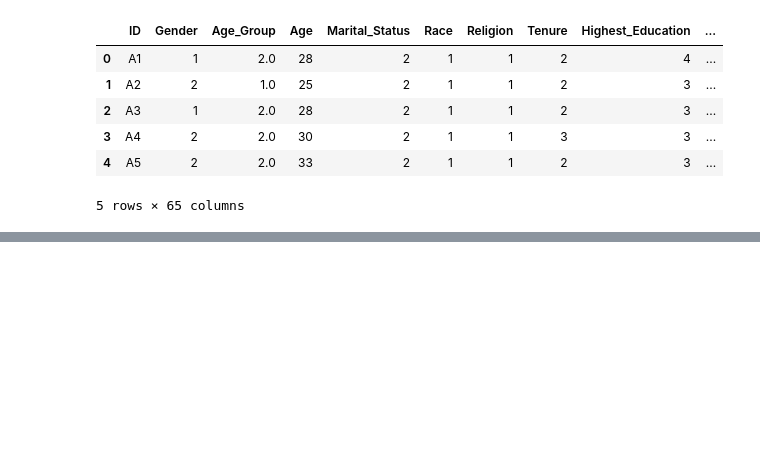
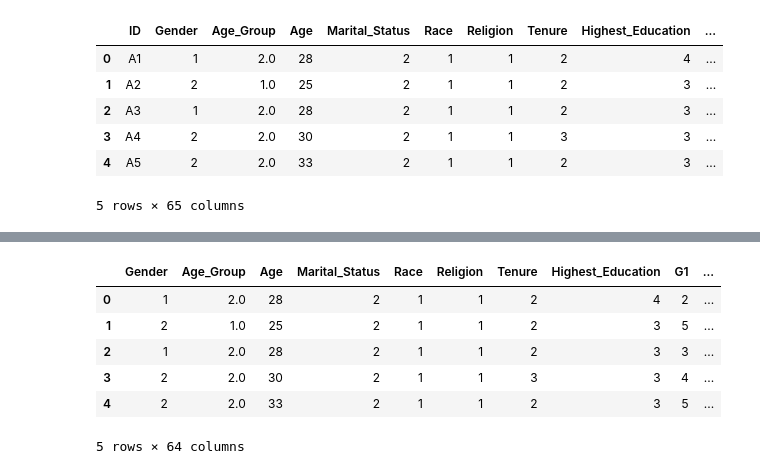
Before and after one commit to CmdrSam/Presenteeism, a Jupyter notebook: Data Visualisation.ipynb, the cells around one changed output, grey strips where cells are left out. Saved outputs shown, nothing was run; the diff lists cells and outputs as text; code cells hidden in the pictures; blank space fills up the shorter version.

```diff
--- a/Data Visualisation.ipynb
+++ b/Data Visualisation.ipynb
@@ -51,0 +77,11 @@ sns.heatmap(corr, mask=mask, cmap=cmap, vmax=.3, center=0,square=True, linewidth
+# %%
+clean = data.drop("ID",axis=1)
+clean.head()
+# %% [output]
+|  | Gender | Age_Group | Age | Marital_Status | Race | Religion | Tenure | Highest_Education | G1 | ... |
+| 0 | 1 | 2.0 | 28 | 2 | 1 | 1 | 2 | 4 | 2 | ... |
+| 1 | 2 | 1.0 | 25 | 2 | 1 | 1 | 2 | 3 | 5 | ... |
+| 2 | 1 | 2.0 | 28 | 2 | 1 | 1 | 2 | 3 | 3 | ... |
+| 3 | 2 | 2.0 | 30 | 2 | 1 | 1 | 3 | 3 | 4 | ... |
+| 4 | 2 | 2.0 | 33 | 2 | 1 | 1 | 2 | 3 | 5 | ... |
+5 rows × 64 columns
```
Also changed, not shown: parts of 18 cells of this notebook.
